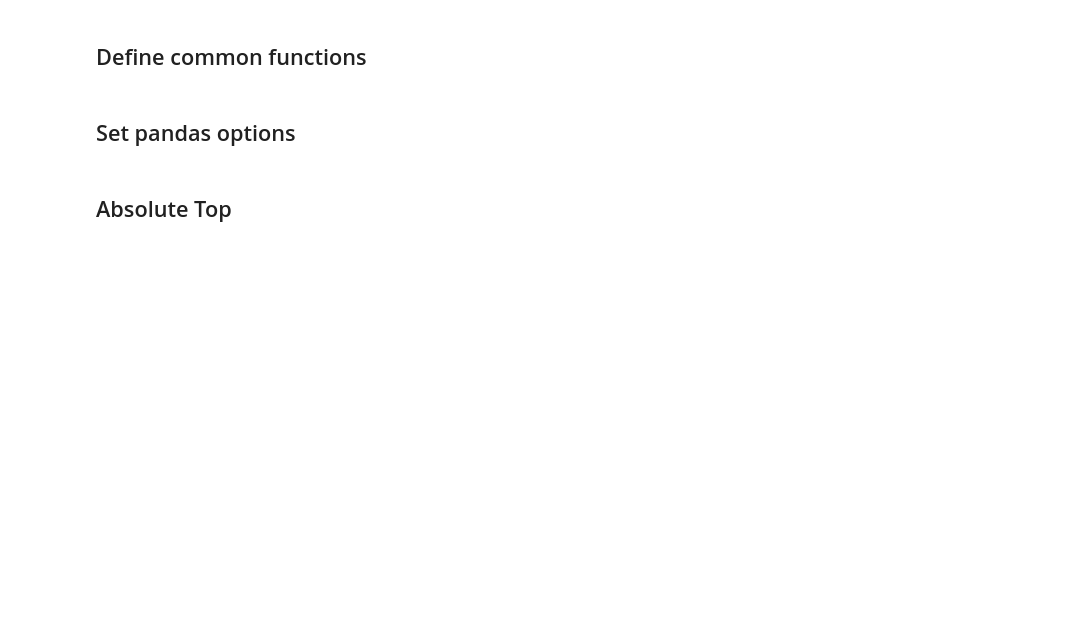
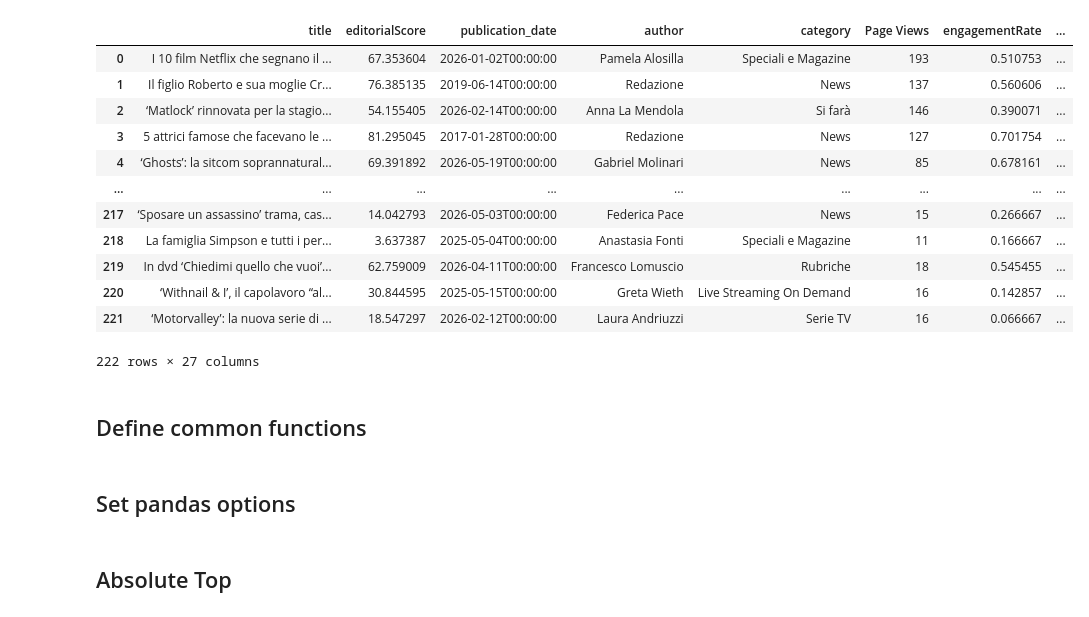
Before and after one commit to mandel94/td_toolkit, a Jupyter notebook: reports/weekly/weekly_nb.ipynb, the cells around one changed output. Drawn from its saved outputs; the diff is of its cells as text; code cells hidden in the pictures; blank space fills up the shorter version.

```diff
--- a/reports/weekly/weekly_nb.ipynb
+++ b/reports/weekly/weekly_nb.ipynb
@@ -6,6 +6,22 @@ from numpy import dtype
 import pandas as pd
 # %%
 data = pd.read_csv('../../output/weekly/weekly_report.csv')
+# %%
+data
+# %% [output]
+|  | title | editorialScore | publication_date | author | category | Page Views | engagementRate | ... |
+| 0 | I 10 film Netflix che segnano il ... | 67.353604 | 2026-01-02T00:00:00 | Pamela Alosilla | Speciali e Magazine | 193 | 0.510753 | ... |
+| 1 | Il figlio Roberto e sua moglie Cr... | 76.385135 | 2019-06-14T00:00:00 | Redazione | News | 137 | 0.560606 | ... |
+| 2 | ‘Matlock’ rinnovata per la stagio... | 54.155405 | 2026-02-14T00:00:00 | Anna La Mendola | Si farà | 146 | 0.390071 | ... |
+| 3 | 5 attrici famose che facevano le ... | 81.295045 | 2017-01-28T00:00:00 | Redazione | News | 127 | 0.701754 | ... |
+| 4 | ‘Ghosts’: la sitcom soprannatural... | 69.391892 | 2026-05-19T00:00:00 | Gabriel Molinari | News | 85 | 0.678161 | ... |
+| ... | ... | ... | ... | ... | ... | ... | ... | ... |
+| 217 | ‘Sposare un assassino’ trama, cas... | 14.042793 | 2026-05-03T00:00:00 | Federica Pace | News | 15 | 0.266667 | ... |
+| 218 | La famiglia Simpson e tutti i per... | 3.637387 | 2025-05-04T00:00:00 | Anastasia Fonti | Speciali e Magazine | 11 | 0.166667 | ... |
+| 219 | In dvd ‘Chiedimi quello che vuoi’... | 62.759009 | 2026-04-11T00:00:00 | Francesco Lomuscio | Rubriche | 18 | 0.545455 | ... |
+| 220 | ‘Withnail & I’, il capolavoro “al... | 30.844595 | 2025-05-15T00:00:00 | Greta Wieth | Live Streaming On Demand | 16 | 0.142857 | ... |
+| 221 | ‘Motorvalley’: la nuova serie di ... | 18.547297 | 2026-02-12T00:00:00 | Laura Andriuzzi | Serie TV | 16 | 0.066667 | ... |
+222 rows × 27 columns
 # %% [markdown]
 ## Define common functions
 # %%
```
Also changed, not shown: parts of 19 cells of this notebook, 5 other files.
